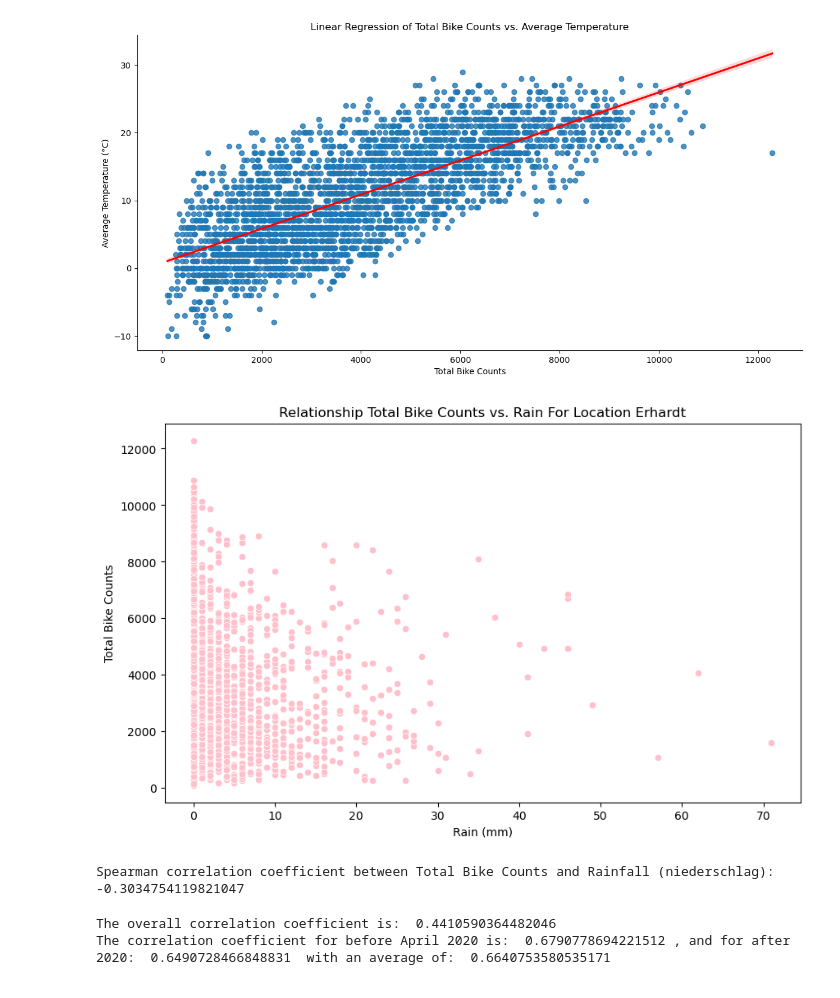
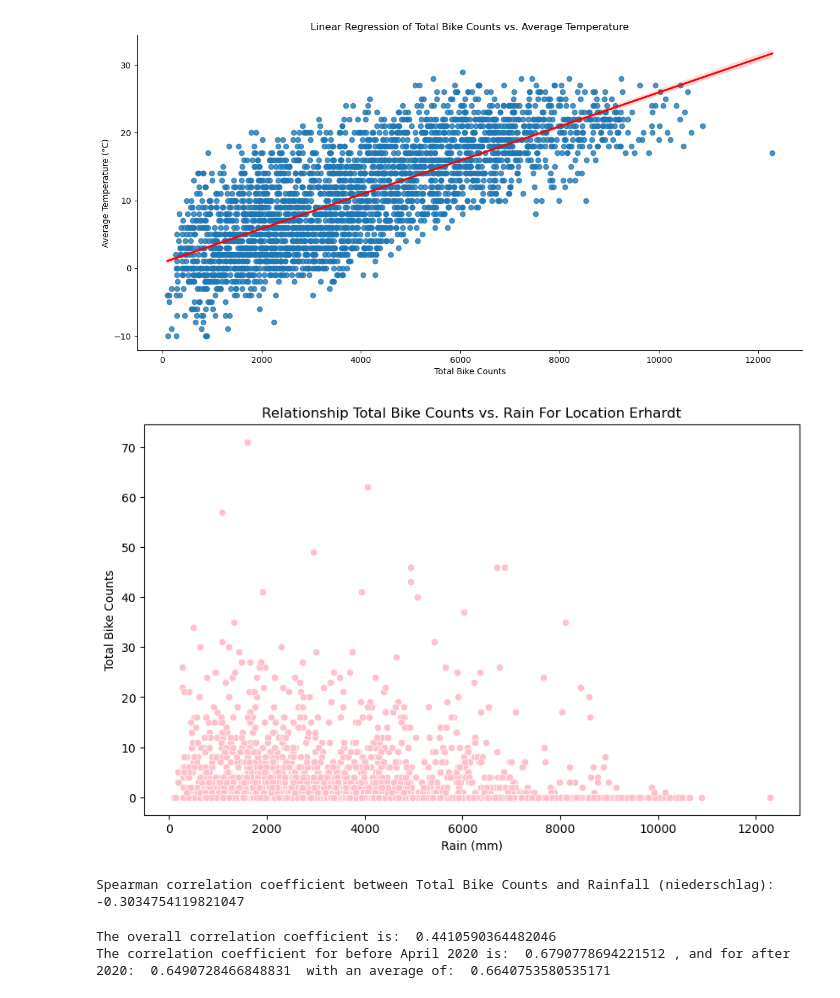
Before and after one commit to cap7586/CaroPeThesis, a Jupyter notebook: Munich_Complete_Analysis/Muc.ipynb, the cells around one changed output. Cells and saved outputs as stored; diff of their text form; code cells hidden in the pictures.

```diff
--- a/Munich_Complete_Analysis/Muc.ipynb
+++ b/Munich_Complete_Analysis/Muc.ipynb
@@ -319,23 +319,23 @@ plt.show()
 # %%
 # Lets now try to perform a linear regression but using rain instead of avg.temp
 # Plotting the scatterplot with linear regression
 plt.figure(figsize=(10, 6))
-sns.scatterplot(data=df_location_erhardt, x='niederschlag', y='gesamt', color='pink')
+sns.scatterplot(data=df_location_erhardt, y='niederschlag', x='gesamt', color='pink')
 
 # Adding title and labels
 plt.title('Relationship Total Bike Counts vs. Rain For Location Erhardt')
 plt.xlabel('Rain (mm)')
 plt.ylabel('Total Bike Counts')
 
 # Show plot
 plt.show()
 
 # Calculate the Spearman correlation coefficient between 'gesamt' and 'niederschlag'
 spearman_corr = df_location_erhardt['gesamt'].corr(df_location_erhardt['niederschlag'], method='spearman')
 
 print("Spearman correlation coefficient between Total Bike Counts and Rainfall (niederschlag):", spearman_corr)
 # %% [output]
-[figure, old version]
+[figure, new version]
 Spearman correlation coefficient between Total Bike Counts and Rainfall (niederschlag): -0.3034754119821047
 # %%
 # Calculate average temperature
```
Also changed, not shown: parts of 2 cells of this notebook, 1 other file.
